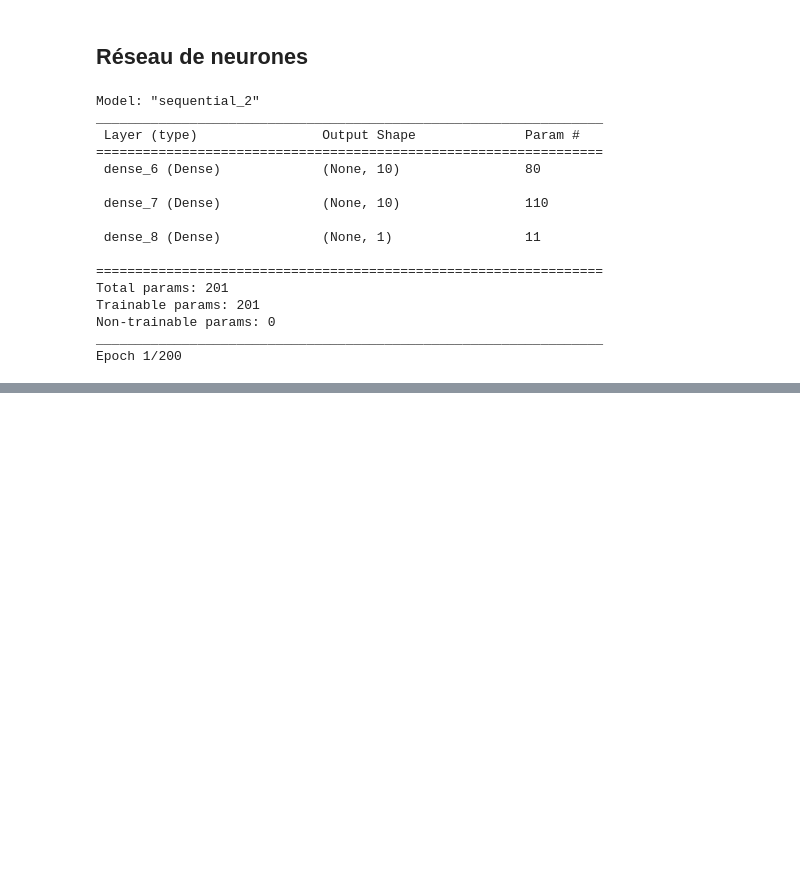
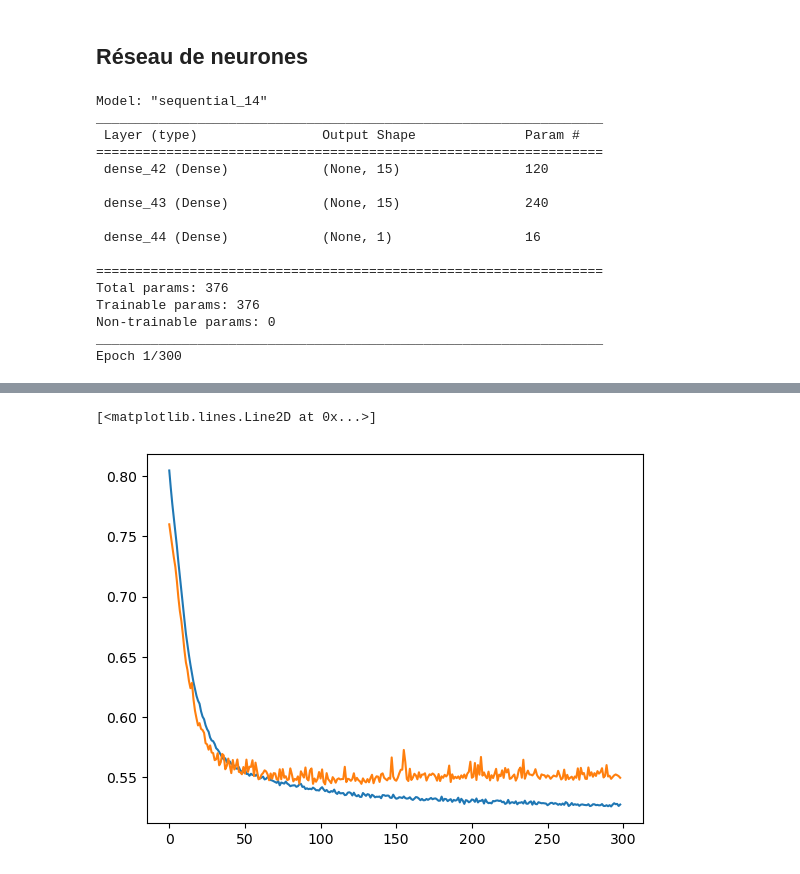
Before and after one commit to LoanRenaud/zundel, a Jupyter notebook: Zundel_Ion.ipynb, the cells around one changed output, grey strips where cells are left out. Saved outputs shown, nothing was run; the diff lists cells and outputs as text; code cells hidden in the pictures; blank space fills up the shorter version.

```diff
--- a/Zundel_Ion.ipynb
+++ b/Zundel_Ion.ipynb
@@ -517,33 +538,33 @@ from keras import Sequential
 from keras.layers import Dense
 
 model=Sequential()
-model.add(Dense(units=10, activation='tanh', input_shape=(7,)))
-model.add(Dense(units=10, activation='tanh'))
+model.add(Dense(units=15, activation='tanh', input_shape=(7,)))
+model.add(Dense(units=15, activation='tanh'))
 model.add(Dense(units=1))
 model.summary()
 
 model.compile(loss='mean_squared_error', optimizer=keras.optimizers.Adam(learning_rate=0.001), metrics=['mean_squared_error'])
 
-Hist=model.fit(X_train_CMe_red, y_train, epochs=200, batch_size=128, validation_split=0.2)
+Hist=model.fit(X_train_CMe_red, y_train, epochs=300, batch_size=64, validation_split=0.2)
 
 plt.plot(Hist.history['loss'][1:])
 plt.plot(Hist.history['val_loss'][1:])
 
 #model.predict(X_train_CM_red)
 # %% [output]
-Model: "sequential_2"
+Model: "sequential_14"
 _________________________________________________________________
  Layer (type)                Output Shape              Param #
 =================================================================
- dense_6 (Dense)             (None, 10)                80
+ dense_42 (Dense)            (None, 15)                120
 
- dense_7 (Dense)             (None, 10)                110
+ dense_43 (Dense)            (None, 15)                240
 
- dense_8 (Dense)             (None, 1)                 11
+ dense_44 (Dense)            (None, 1)                 16
 
 =================================================================
-Total params: 201
-Trainable params: 201
+Total params: 376
+Trainable params: 376
 Non-trainable params: 0
 _________________________________________________________________
-Epoch 1/200
+Epoch 1/300
@@ -570,0 +592,2 @@ Epoch 74/200
+[<matplotlib.lines.Line2D at 0x...>]
+[figure, added]
```
Also changed, not shown: parts of 19 cells of this notebook.
